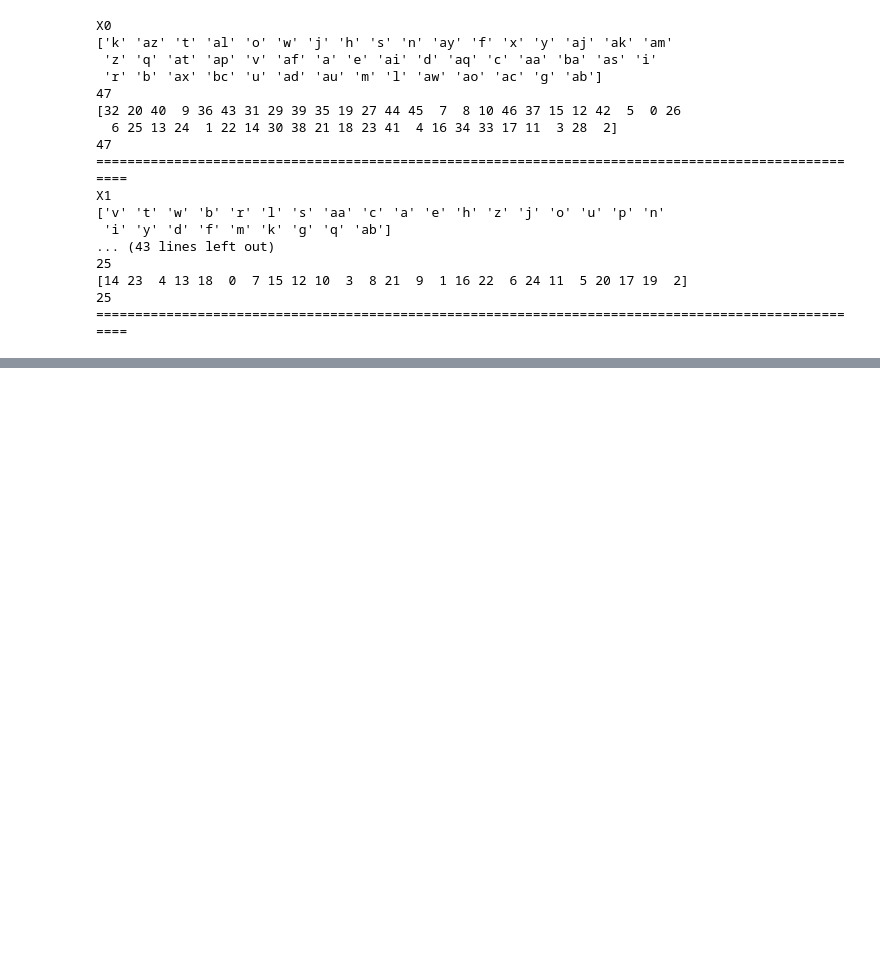
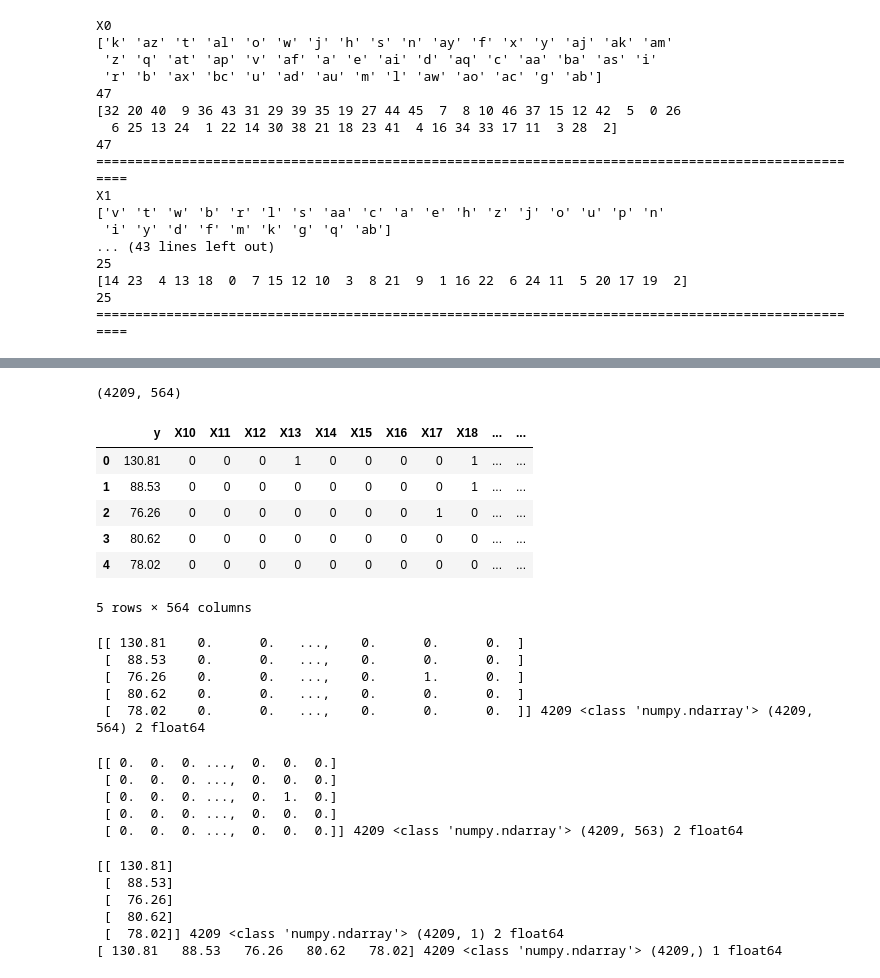
Before and after one commit to faameem/path-to-ai, a Jupyter notebook: kaggle/competitions/featured/mercedes-benz-greener-manufacturing/fm-mercdes-benz-greener-manufacturing.ipynb, the cells around one changed output, grey strips where cells are left out. Saved outputs shown, nothing was run; the diff lists cells and outputs as text; code cells hidden in the pictures; blank space fills up the shorter version.

```diff
--- a/kaggle/competitions/featured/mercedes-benz-greener-manufacturing/fm-mercdes-benz-greener-manufacturing.ipynb
+++ b/kaggle/competitions/featured/mercedes-benz-greener-manufacturing/fm-mercdes-benz-greener-manufacturing.ipynb
@@ -133,0 +181,13 @@ print(_df_1he)
+# %%
+_df_train_1he = concat([_df_train, _df_1he], axis=1)
+print(_df_train_1he.shape)
+_df_train_1he.head()
+# %% [output]
+(4209, 564)
+|  | y | X10 | X11 | X12 | X13 | X14 | X15 | X16 | X17 | X18 | ... | ... |
+| 0 | 130.81 | 0 | 0 | 0 | 1 | 0 | 0 | 0 | 0 | 1 | ... | ... |
+| 1 | 88.53 | 0 | 0 | 0 | 0 | 0 | 0 | 0 | 0 | 1 | ... | ... |
+| 2 | 76.26 | 0 | 0 | 0 | 0 | 0 | 0 | 0 | 1 | 0 | ... | ... |
+| 3 | 80.62 | 0 | 0 | 0 | 0 | 0 | 0 | 0 | 0 | 0 | ... | ... |
+| 4 | 78.02 | 0 | 0 | 0 | 0 | 0 | 0 | 0 | 0 | 0 | ... | ... |
+5 rows × 564 columns
@@ -133,0 +196,30 @@ print(_df_1he)
+# %%
+_arr_train = _df_train_1he.values
+print_ndim_array(_arr_train)
+# %% [output]
+[[ 130.81    0.      0.   ...,    0.      0.      0.  ]
+ [  88.53    0.      0.   ...,    0.      0.      0.  ]
+ [  76.26    0.      0.   ...,    0.      1.      0.  ]
+ [  80.62    0.      0.   ...,    0.      0.      0.  ]
+ [  78.02    0.      0.   ...,    0.      0.      0.  ]] 4209 <class 'numpy.ndarray'> (4209, 564) 2 float64
+# %%
+_X_train = _arr_train[:,1:]
+print_ndim_array(_X_train)
+# %% [output]
+[[ 0.  0.  0. ...,  0.  0.  0.]
+ [ 0.  0.  0. ...,  0.  0.  0.]
+ [ 0.  0.  0. ...,  0.  1.  0.]
+ [ 0.  0.  0. ...,  0.  0.  0.]
+ [ 0.  0.  0. ...,  0.  0.  0.]] 4209 <class 'numpy.ndarray'> (4209, 563) 2 float64
+# %%
+_Y_train = _arr_train[:,0:1]
+print(_Y_train[:5,:], len(_Y_train), type(_Y_train), _Y_train.shape, _Y_train.ndim, _Y_train.dtype.name)
+_Y_train = ravel(_Y_train)
+print(_Y_train[:5], len(_Y_train), type(_Y_train), _Y_train.shape, _Y_train.ndim, _Y_train.dtype.name)
+# %% [output]
+[[ 130.81]
+ [  88.53]
+ [  76.26]
+ [  80.62]
+ [  78.02]] 4209 <class 'numpy.ndarray'> (4209, 1) 2 float64
+[ 130.81   88.53   76.26   80.62   78.02] 4209 <class 'numpy.ndarray'> (4209,) 1 float64
```
Also changed, not shown: parts of 22 cells of this notebook, 1 other file.
